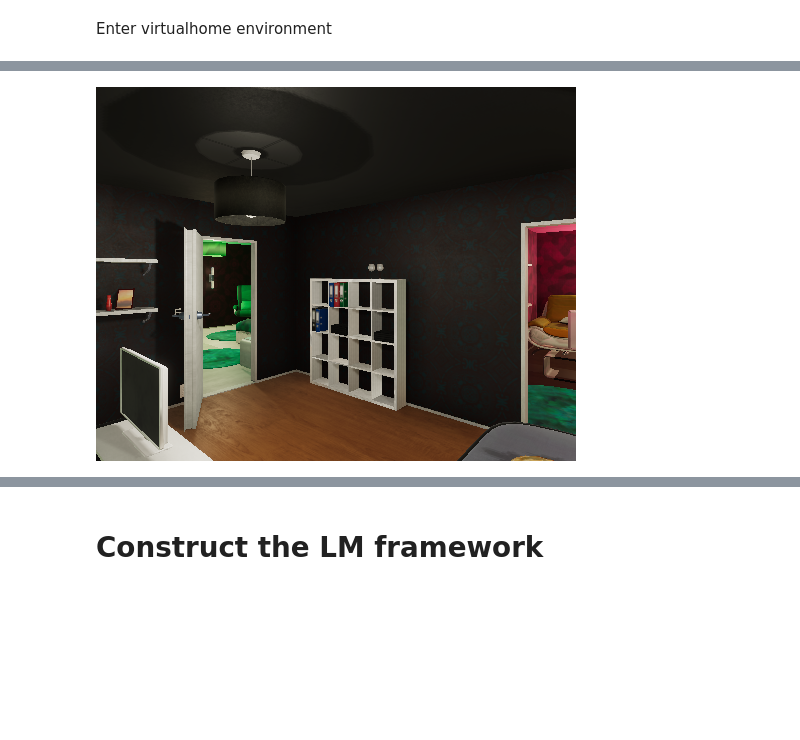
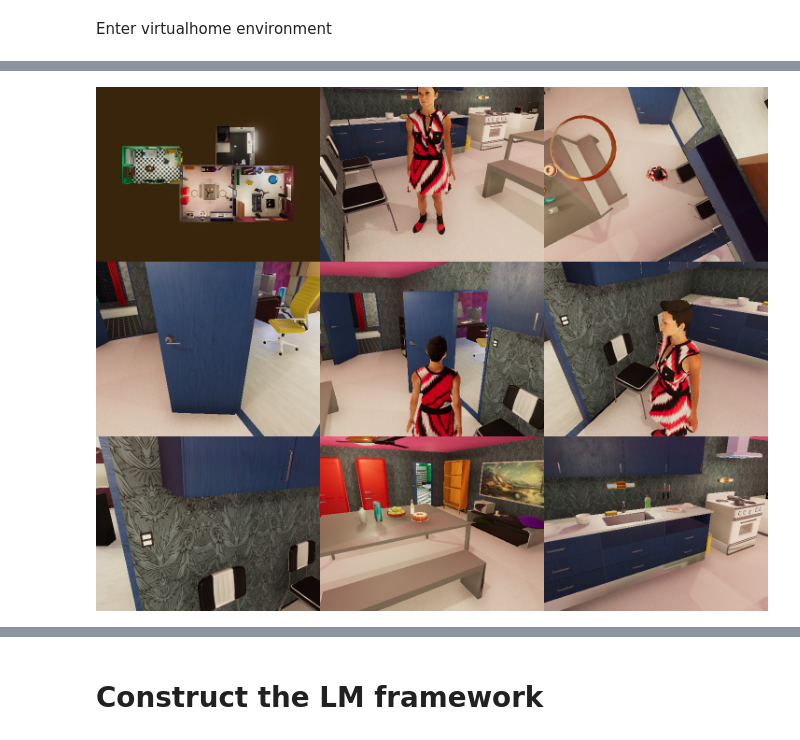
Before and after one commit to szy4806384/lm_on_decison_making, a Jupyter notebook: lm.ipynb, the cells around one changed output, grey strips where cells are left out. Drawn from its saved outputs; the diff is of its cells as text; code cells hidden in the pictures; blank space fills up the shorter version.

```diff
--- a/lm.ipynb
+++ b/lm.ipynb
@@ -51,20 +81,34 @@ Define the functions to add a character into the environment, get the objects th
 # %%
-comm.reset(4)
+import json
 
-def create_character(character, camera_height, room):
-    comm.add_character_camera(position=[0, camera_height, 0], name=character + '_camera')
+comm.reset(6)
+state_index = {'OPEN': 0, 'CLOSED': 1, 'ON': 2, 'OFF': 3, 'CLEAN':4}
+room = {'bathroom', 'kitchen', 'livingroom', 'bedroom'}
+
+properties = open('D:/code/virtualhome/resources/properties_data_all.json')
+properties = json.load(properties)
+properties['bathroom'] = []
+properties['kitchen'] = []
+properties['livingroom'] = []
+properties['bedroom'] = []
+properties['kitchencounterdrawer'] = properties.pop('kitchencounterdrawers')
+
+def create_character(character, room):
     comm.add_character(character, initial_room=room)
     _, graph = comm.environment_graph()
     character_index = [node['id'] for node in graph['nodes'] if node['class_name'] == 'character'][-1]
-    __, camera_num = comm.camera_count()
-    return character_index, camera_num - 1
+    return character_index
 
-def get_visible_objects_id(character_index, camera_index):
-    _, visible_objects = comm.get_visible_objects(camera_index)
-    visible_objects_id_set = set()
-    for i in visible_objects:
-        if i != str(character_index):
-            visible_objects_id_set.add(int(i))
+def get_rooms_id():
+    _, graph = comm.environment_graph()
+    rooms_id = [node['id'] for node in graph['nodes'] if node['category'] == 'Rooms']
+    return set(rooms_id)
+
+def get_visible_objects_id(character_index):
+    _, graph = comm.environment_graph()
+    room_id = [edge['to_id'] for edge in graph['edges'] if edge['from_id'] == character_index and edge['relation_type'] == 'INSIDE'][-1]
+    visible_objects_id_set = [edge['from_id'] for edge in graph['edges'] if edge['to_id'] == room_id and edge['relation_type'] == 'INSIDE' and edge['from_id'] != character_index]
+    visible_objects_id_set = set(visible_objects_id_set)
     return visible_objects_id_set
 
 def get_observations(character_index, visible_objects_id_set):
@@ -73,18 +117,49 @@ def get_observations(character_index, visible_objects_id_set):
     observations = {}
     for node in graph['nodes']:
         if node['id'] in visible_objects_id_set:
+            states_vector = [0, 0, 0, 0, 0, 0]
+            if len(node['states']) == 0:
+                states_vector[-1] = 1
+            for state in node['states']:
+                states_vector[state_index[state]] += 1
             observation = {'name': node['class_name'],
-                           'state': node['states'],
+                           'state': states_vector,
                            'position': node['obj_transform']['position'] + list(np.array(node['obj_transform']['position']) - np.array(character_position))
                            }
             observations[node['id']] = observation
     return observations
 
-character_id, camera_id = create_character('chars/Female2', 1.6, 'kitchen')
-visible_objects_id = get_visible_objects_id(character_id, camera_id)
+def get_relationships(character_index, observations):
+    _, graph = comm.environment_graph()
+    room_id = [edge['to_id'] for edge in graph['edges'] if edge['from_id'] == character_index and edge['relation_type'] == 'INSIDE'][-1]
+    sitting_edges = set()
+    close_edges = set()
+    inside_edges = set()
+    hold_edges = set()
+    for edge in graph['edges']:
+        if edge['to_id'] in observations and edge['from_id'] == character_index:
+            if edge['relation_type'] == 'SITTING':
+                sitting_edges.add(edge['to_id'])
+            elif edge['relation_type'] == 'CLOSE':
+                close_edges.add(edge['to_id'])
+            elif edge['relation_type'] == 'HOLDS_RH' or edge['relation_type'] == 'HOLDS_LH':
+                hold_edges.add(edge['to_id'])
+        if edge['from_id'] in observations:
+            if edge['relation_type'] == 'INSIDE' and edge['to_id'] != room_id and 'CONTAINERS' in properties[observations[edge['to_id']]['name']] and observations[edge['to_id']]['state'][1] == 1:
+                inside_edges.add(edge['from_id'])
+
+    relationships = {'sitting': sitting_edges, 'close': close_edges, 'inside': inside_edges, 'hold': hold_edges}
+    return relationships
+
+character_id = create_character('chars/Female2', 'kitchen')
+rooms_id = get_rooms_id()
+visible_objects_id = get_visible_objects_id(character_id)
+visible_objects_id = visible_objects_id.union(rooms_id)
 partial_observation = get_observations(character_id, visible_objects_id)
-print(partial_observation)
+object_relationships = get_relationships(character_id, partial_observation)
 
-img_final = display_scene_cameras(comm, [camera_id], nrows=1)
-IPython.display.display(img_final)
+_, nc = comm.camera_count()
+indices = range(nc - 9, nc)
+imgs_prev = get_scene_cameras(comm, indices)
+display_grid_img(imgs_prev, nrows=3)
 # %% [output]
@@ -92 +166 @@ IPython.display.display(img_final)
-[figure, old version]
+[figure, new version]
```
Also changed, not shown: parts of 27 cells of this notebook.
